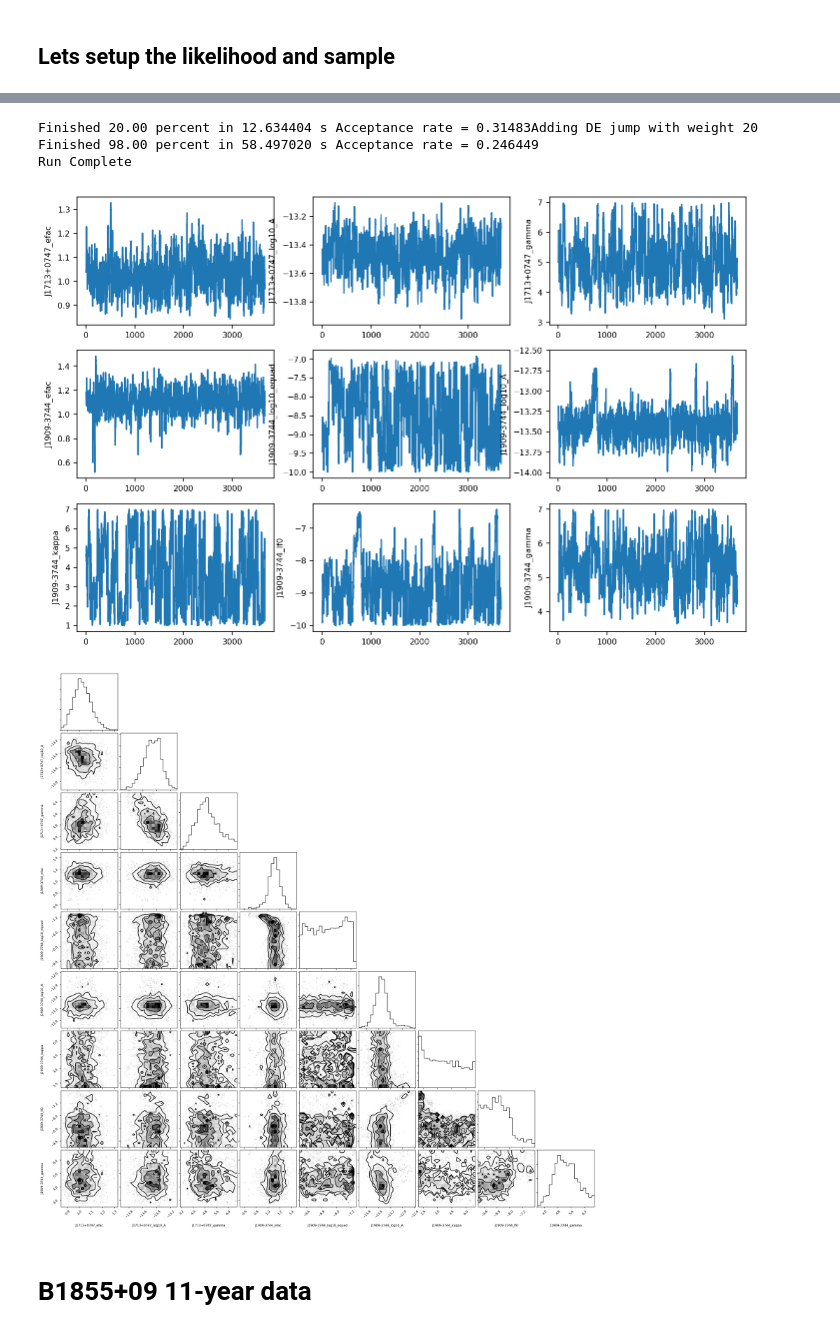
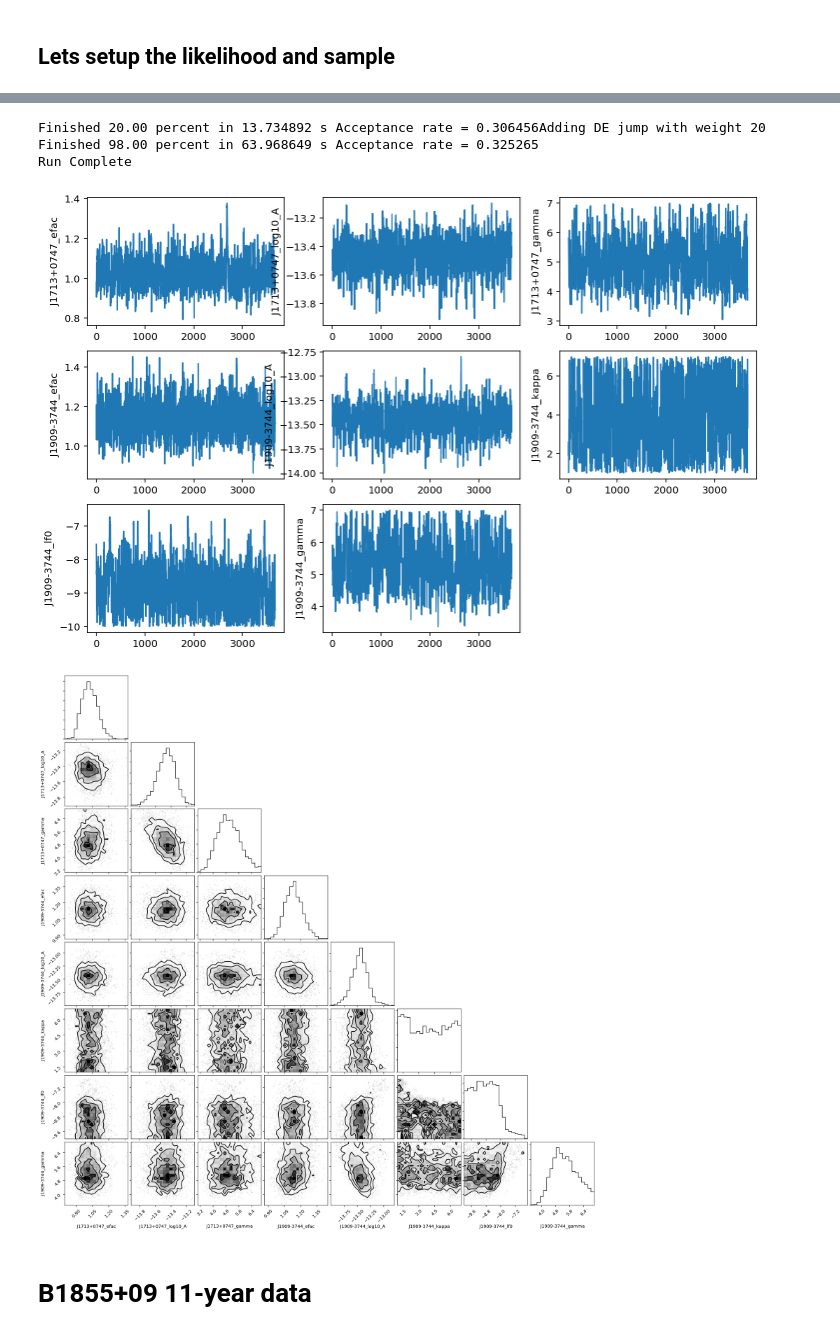
Before and after one commit to paulthebaker/enterprise, a Jupyter notebook: notebooks/jae_tests.ipynb, the cells around one changed output, grey strips where cells are left out. Saved outputs shown, nothing was run; the diff lists cells and outputs as text; code cells hidden in the pictures.

```diff
--- a/notebooks/jae_tests.ipynb
+++ b/notebooks/jae_tests.ipynb
@@ -226,7 +224,8 @@ def Function(f, **kwargs):
 
     return Function
 # %%
-# selection function
+# selection functions
+# TODO, could do better with this with some sort of selection object like Function
 def get_flag_masks(name, flags):
     """Creates boolean masks corresponding to backend flags.
 
@@ -248,17 +247,24 @@ def get_masked_array_dict(masks, arr):
 
     return ret
 
+def get_masked_data(prefix, parname, parameter, flags, arr):
+    masks = get_flag_masks(parname, flags)
+    params = {}
+    for key, val in masks:
+        params.update({key: parameter('_'.join([prefix, key]))})
+
+    ma = get_masked_array_dict(masks, arr)
+
+    return params, ma
+
 
 def MeasurementNoise(efac=Uniform(0.5,1.5), by_backend=False):
     class MeasurementNoise(Signal):
         def __init__(self, psr):
 
             if by_backend:
-                masks = get_flag_masks('efac', psr.flags['f'])
-                self._params = {}
-                for key, val in masks:
-                    self._params.update({key: efac('_'.join([psr.name, key]))})
-                self._ndiag = get_masked_array_dict(masks, psr.toaerrs**2)
+                self._params, self._ndiag = get_masked_data(
+                    psr.name, 'efac', efac, psr.flags['f'], psr.toaerrs**2)
             else:
                 self._params = {'efac': efac(psr.name + '_efac')}
                 self._ndiag = {'efac':psr.toaerrs**2}
@@ -275,11 +281,9 @@ def EquadNoise(log10_equad = Uniform(-10,-5), by_backend=False):
         def __init__(self,psr):
 
             if by_backend:
-                masks = get_flag_masks('log10_equad', psr.flags['f'])
-                self._params = {}
-                for key, val in masks:
-                    self._params.update({key: log10_equad('_'.join([psr.name, key]))})
-                self._ndiag = get_masked_array_dict(masks, np.ones_like(psr.toaerrs))
+                self._params, self._ndiag = get_masked_data(
+                    psr.name, 'log10_equad', log10_equad, psr.flags['f'],
+                    np.ones_like(psr.toaerrs))
             else:
                 self._params = {'log10_equad': log10_equad(psr.name + '_log10_equad')}
                 self._ndiag = {'log10_equad':np.ones_like(psr.toaerrs)}
@@ -347,11 +351,9 @@ def EcorrBasisModel(log10_ecorr=Uniform(-10, -5), by_backend=False):
                 psr.toas, np.array(psr.flags['f']), dt=1)
 
             if by_backend:
-                masks = get_flag_masks('log10_ecorr', aveflags)
-                self._params = {}
-                for key, val in masks:
-                    self._params.update({key: log10_ecorr('_'.join([psr.name, key]))})
-                self._jvec = get_masked_array_dict(masks, np.ones_like(avetoas))
+                self._params, self._jvec = get_masked_data(
+                    psr.name, 'log10_ecorr', log10_ecorr, aveflags,
+                    np.ones_like(avetoas))
             else:
                 self._params = {'log10_ecorr': log10_ecorr(psr.name + '_log10_ecorr')}
                 self._jvec = {'log10_ecorr':np.ones_like(avetoas)}
@@ -472,7 +474,7 @@ tm = TimingModel()
 
 # combined signal
 s1 = ef + rn + tm
-s2 = ef + eq + rn2 + tm
+s2 = ef + rn2 + tm
 # %% [markdown]
 ## Lets setup the likelihood and sample
 # %%
@@ -499,26 +500,26 @@ sampler = ptmcmc(ndim, lik.get_lnlikelihood, lik.get_lnprior, cov)
 N = 50000
 sampler.sample(p0, N)
 # %% [output]
-Finished 20.00 percent in 12.634404 s Acceptance rate = 0.31483Adding DE jump with weight 20
-Finished 98.00 percent in 58.497020 s Acceptance rate = 0.246449
+Finished 20.00 percent in 13.734892 s Acceptance rate = 0.306456Adding DE jump with weight 20
+Finished 98.00 percent in 63.968649 s Acceptance rate = 0.325265
 Run Complete
 # %%
 chain = np.loadtxt('chains/chain_1.txt')
 burn = int(0.25*chain.shape[0])
 pars = [p.name for p in lik.params]
 
 plt.figure(figsize=(12, 8))
-for ii in range(9):
+for ii in range(8):
     plt.subplot(3,3,ii+1)
     plt.plot(chain[burn:,ii])
     plt.ylabel(pars[ii])
 
 #truths = [1.0, np.log10(5e-14), 4.33, 1.0, -7, np.log10(5e-14), 4.33]
 
 ax = corner(chain[burn:,:-4], labels=pars)
 # %% [output]
-[figure, old version]
+[figure, new version]
-[figure, old version]
+[figure, new version]
 # %% [markdown]
 # B1855+09 11-year data
 # %%
```
Also changed, not shown: parts of 9 cells of this notebook.
